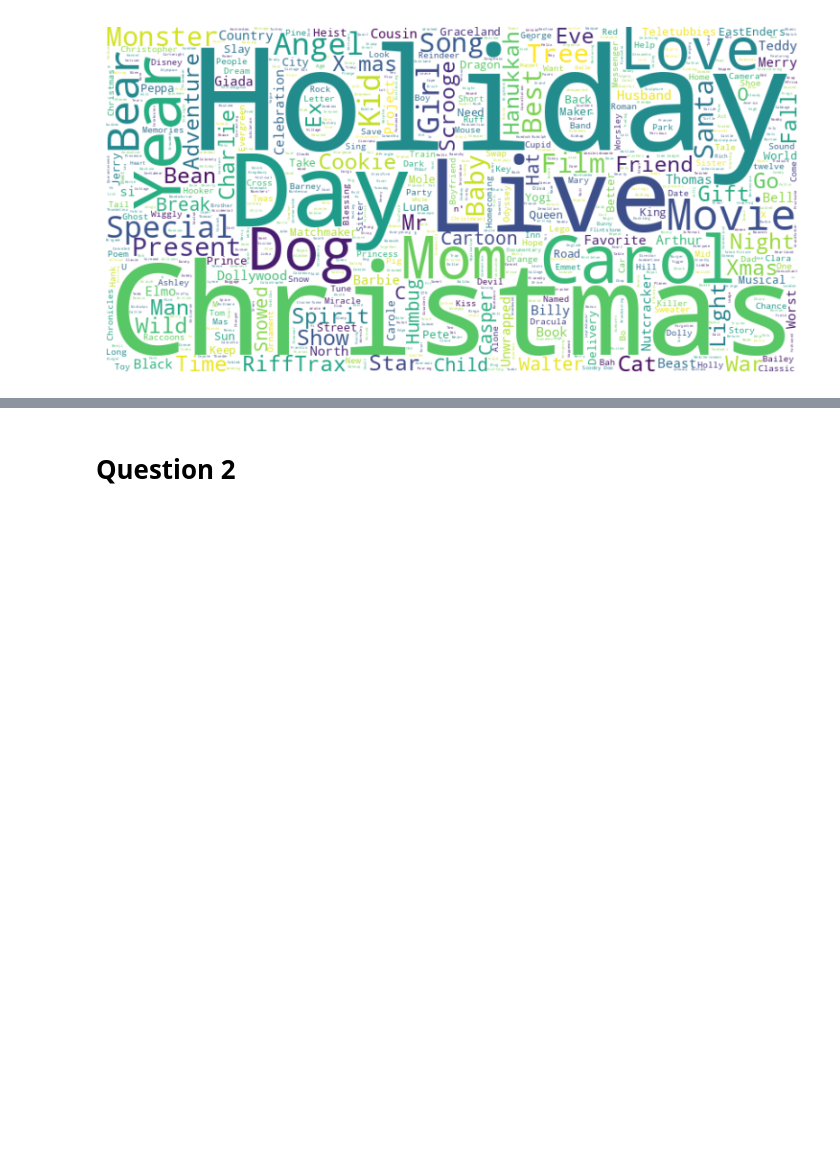
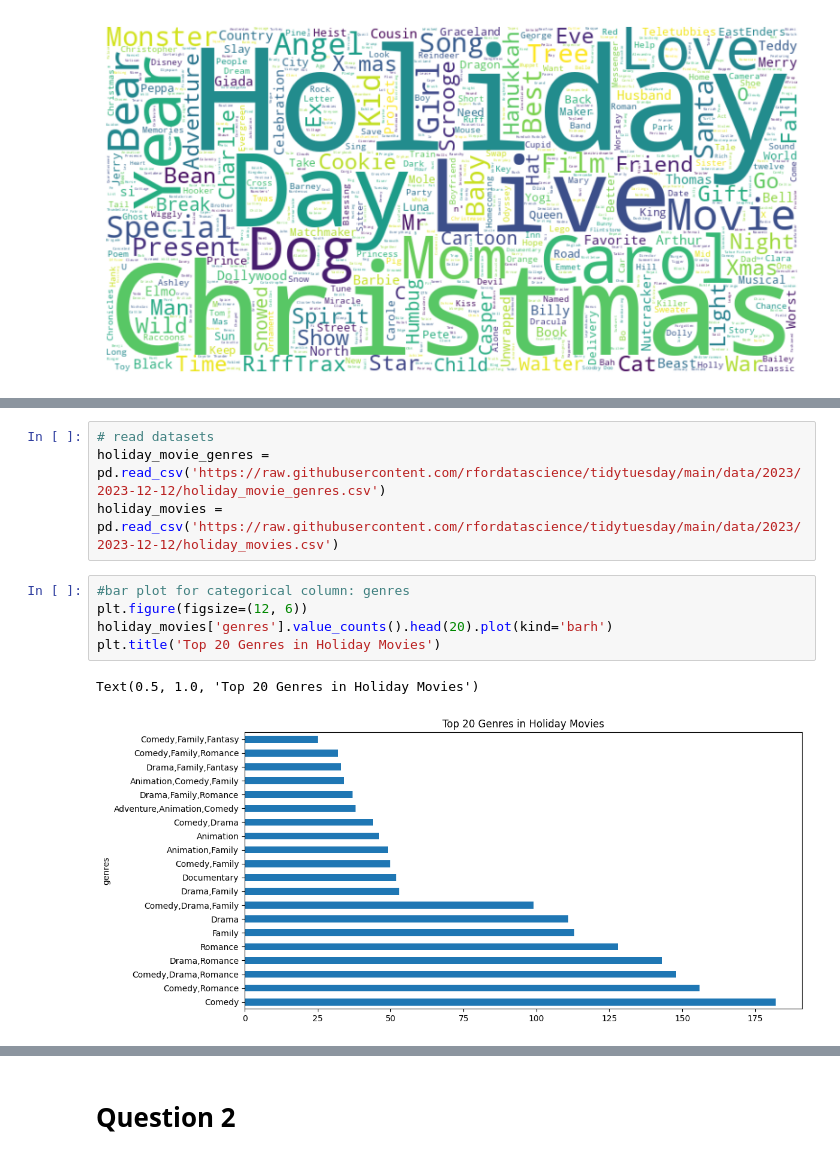
Before and after one commit to Thanh-WuTan/COMP4010_HolidayMoviesAnalysis, a Jupyter notebook: code.ipynb, the cells around one changed output, grey strips where cells are left out. Saved outputs shown, nothing was run; the diff lists cells and outputs as text; blank space fills up the shorter version.

```diff
--- a/code.ipynb
+++ b/code.ipynb
@@ -210,0 +220,12 @@ plt.show()
+# %%
+# read datasets
+holiday_movie_genres = pd.read_csv('https://raw.githubusercontent.com/rfordatascience/tidytuesday/main/data/2023/2023-12-12/holiday_movie_genres.csv')
+holiday_movies = pd.read_csv('https://raw.githubusercontent.com/rfordatascience/tidytuesday/main/data/2023/2023-12-12/holiday_movies.csv')
+# %%
+#bar plot for categorical column: genres
+plt.figure(figsize=(12, 6))
+holiday_movies['genres'].value_counts().head(20).plot(kind='barh')
+plt.title('Top 20 Genres in Holiday Movies')
+# %% [output]
+Text(0.5, 1.0, 'Top 20 Genres in Holiday Movies')
+[figure, added]
```
Also changed, not shown: parts of 9 cells of this notebook.
